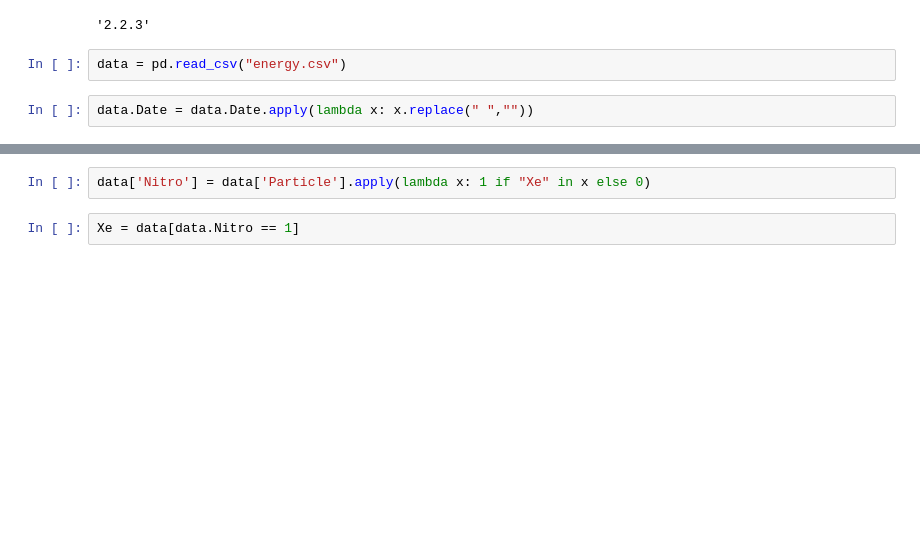
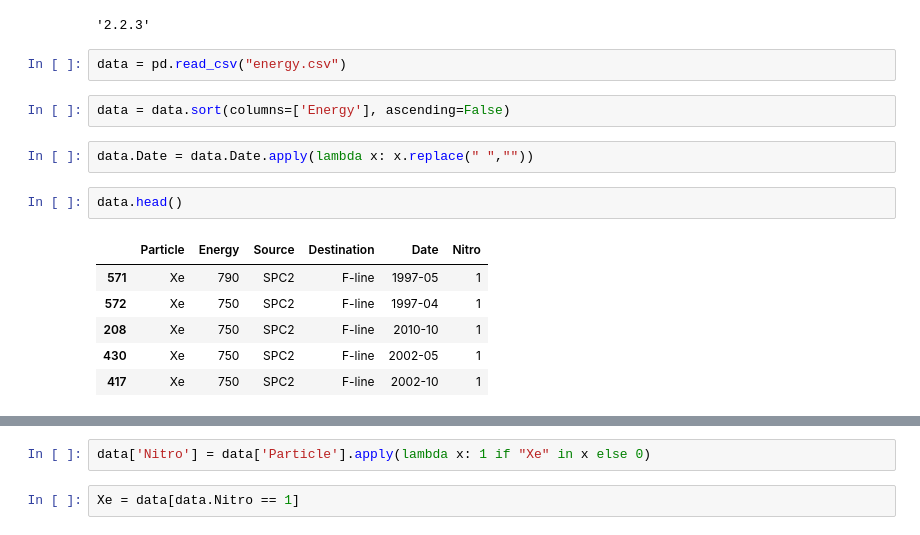
Before and after one commit to Fhumulani/Energy, a Jupyter notebook: Untitled2.ipynb, the cells around one changed output, grey strips where cells are left out. Drawn from its saved outputs; the diff is of its cells as text; blank space fills up the shorter version.

```diff
--- a/Untitled2.ipynb
+++ b/Untitled2.ipynb
@@ -9,8 +9,19 @@ mat.__version__
 '2.2.3'
 # %%
 data = pd.read_csv("energy.csv")
+# %%
+data = data.sort(columns=['Energy'], ascending=False)
 # %%
 data.Date = data.Date.apply(lambda x: x.replace(" ",""))
+# %%
+data.head()
+# %% [output]
+|  | Particle | Energy | Source | Destination | Date | Nitro |
+| 571 | Xe | 790 | SPC2 | F-line | 1997-05 | 1 |
+| 572 | Xe | 750 | SPC2 | F-line | 1997-04 | 1 |
+| 208 | Xe | 750 | SPC2 | F-line | 2010-10 | 1 |
+| 430 | Xe | 750 | SPC2 | F-line | 2002-05 | 1 |
+| 417 | Xe | 750 | SPC2 | F-line | 2002-10 | 1 |
 # %%
 plt.plot(range(len(data)),data.Energy,"o")
 # %% [output]
```
Also changed, not shown: parts of 12 cells of this notebook, 2 other files.
